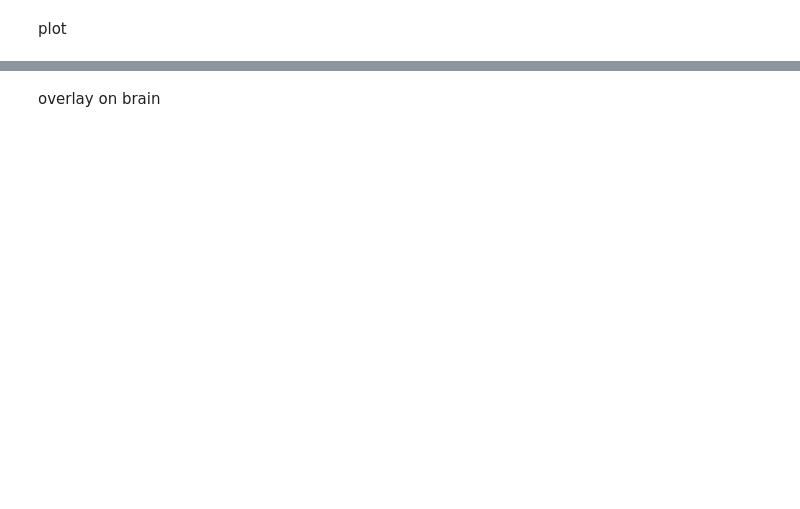
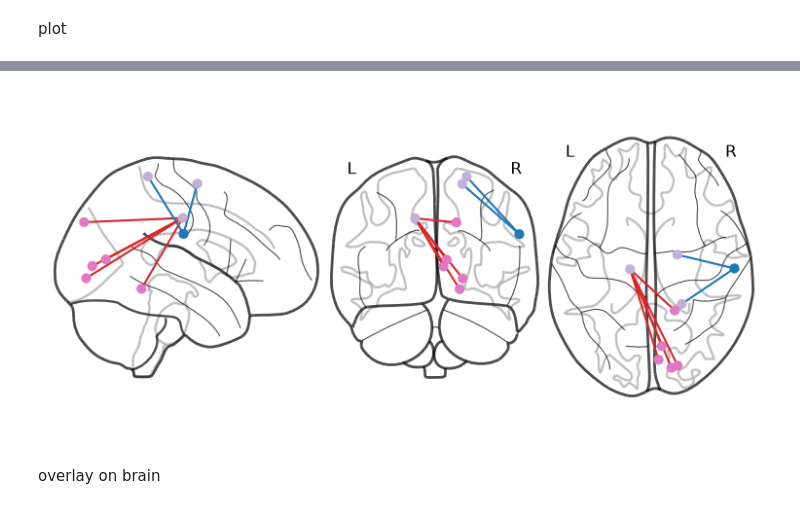
Before and after one commit to praise58/Arousal-Project, a Jupyter notebook: visualizations/nilearn_visualize.ipynb, the cells around one changed output, grey strips where cells are left out. Cells and saved outputs as stored; diff of their text form; code cells hidden in the pictures; blank space fills up the shorter version.

Commit message:
visualized the group brain

```diff
--- a/visualizations/nilearn_visualize.ipynb
+++ b/visualizations/nilearn_visualize.ipynb
@@ -12,8 +12,12 @@ nbs = sio.loadmat(
 Extract variables
 # %%
 # Extract the fields
-node_coords = nbs['nbs']['NBS']['node_coor']   # shape: (n_nodes, 3)
-con_mat     = nbs['nbs']['NBS']['con_mat']     # shape: (n_nodes, n_nodes)
+node_coords = np.asarray(nbs['nbs']['NBS']['node_coor'])   # shape: (n_nodes, 3)
+con_mat     = np.asarray(nbs['nbs']['NBS']['con_mat'])     # shape: (n_nodes, n_nodes)
+# Make sure it's a list even if there's only one component
+if not isinstance(con_mat, np.ndarray):
+    con_mat = [con_mat]
+
 node_labels = nbs['nbs']['NBS']['node_label']   # list of region names
 # %% [markdown]
 Checks
@@ -71,8 +75,8 @@ print((con_mat + con_mat.T).sum())  # after symmetry fix
 # %% [markdown]
 Extract edges
 # %%
-# Extract edges
-sources, targets = np.where(con_mat > 0)
-edges = [(sources[i], targets[i]) for i in range(len(sources)) if sources[i] < targets[i]]
-
-print(f"Number of significant connections: {len(edges)}")
+# symmetric matrix per significant network
+components = []
+for c in con_mat:
+    a = c.toarray()
+    components.append(a + a.T)
@@ -110,2 +114,36 @@ plotting.show()
+# %%
+import matplotlib.pyplot as plt
+from matplotlib.colors import ListedColormap
+
+# one matrix: edges of network 1 = 1, edges of network 2 = 2
+combined = components[0] + 2 * components[1]
+
+# keep only nodes that touch a significant edge
+sig = np.unique(np.nonzero(combined)[0])
+sub_mat = combined[np.ix_(sig, sig)]
+sub_coords = np.asarray(node_coords)[sig]
+
+# node colors by network label (network_labels: length-286 array)
+net = np.asarray(node_labels)
+palette = plt.cm.tab20.colors
+color_of = {n: palette[i % 20] for i, n in enumerate(np.unique(net))}
+node_colors = [color_of[n] for n in net[sig]]
+
+# two edge colors, one per significant network
+edge_cmap = ListedColormap(["tab:red", "tab:blue"])
+
+plotting.plot_connectome(
+    sub_mat,
+    sub_coords,
+    node_color=node_colors,
+    node_size=40,                      # bigger nodes; adjust to taste
+    edge_cmap=edge_cmap,
+    edge_vmin=1, edge_vmax=2,          # 1 -> red, 2 -> blue
+    edge_kwargs={"linewidth": 1.5},    # thinner edges
+    colorbar=False,
+)
+plotting.show()
+# %% [output]
+[figure, added]
 # %% [markdown]
 overlay on brain
```
Also changed, not shown: parts of 7 cells of this notebook, 1 other file.
